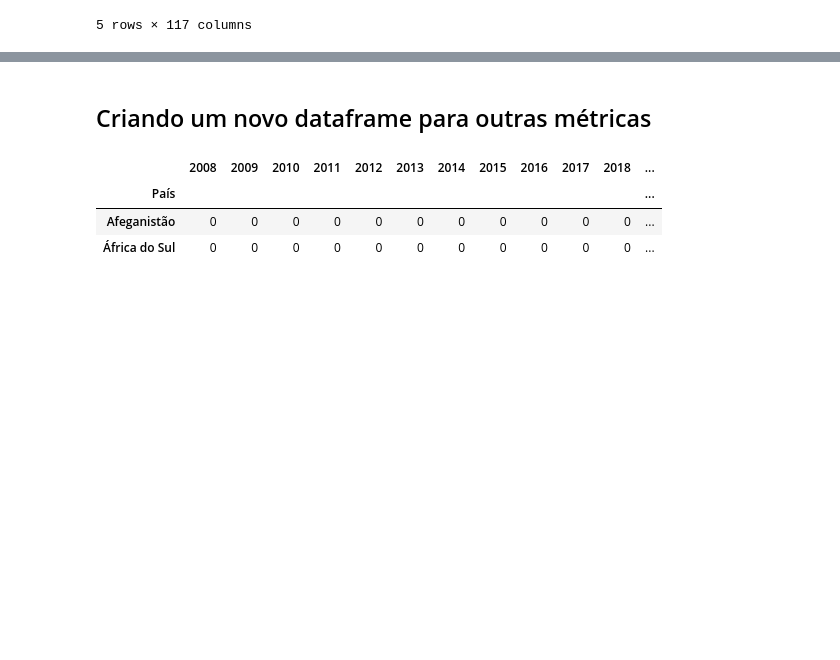
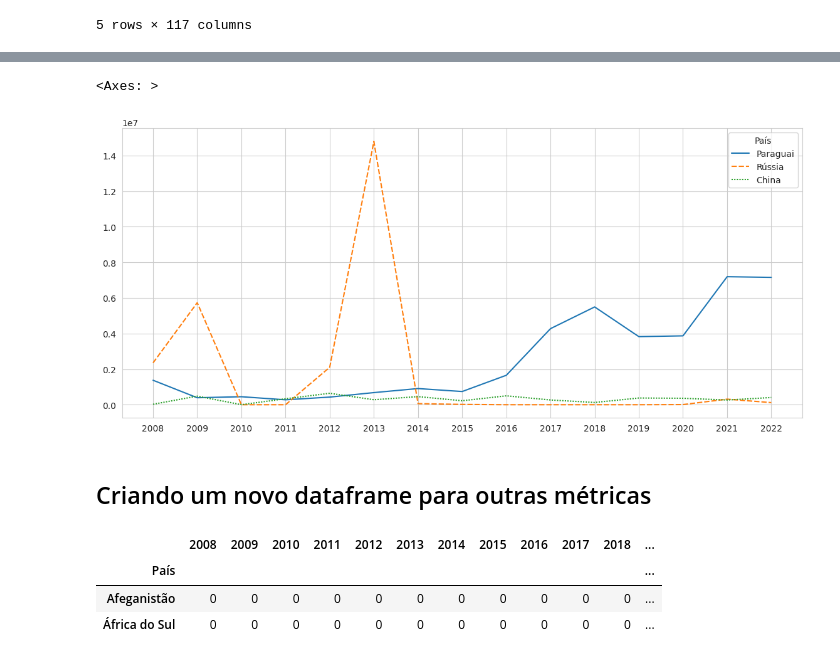
Before and after one commit to arianesannt/notebooks, a Jupyter notebook: atividadeFIAP.ipynb, the cells around one changed output, grey strips where cells are left out. Cells and saved outputs as stored; diff of their text form; code cells hidden in the pictures; blank space fills up the shorter version.

```diff
--- a/atividadeFIAP.ipynb
+++ b/atividadeFIAP.ipynb
@@ -250,3 +240,9 @@ valor_uss_s
+# %%
+plt.figure(figsize=(14,6))
+sns.lineplot(data=valor_uss_s[['Paraguai', 'Rússia', 'China']] )
+# %% [output]
+<Axes: >
+[figure, added]
 # %% [markdown]
 ## Criando um novo dataframe para outras métricas
 # %%
```
Also changed, not shown: parts of 6 cells of this notebook.
